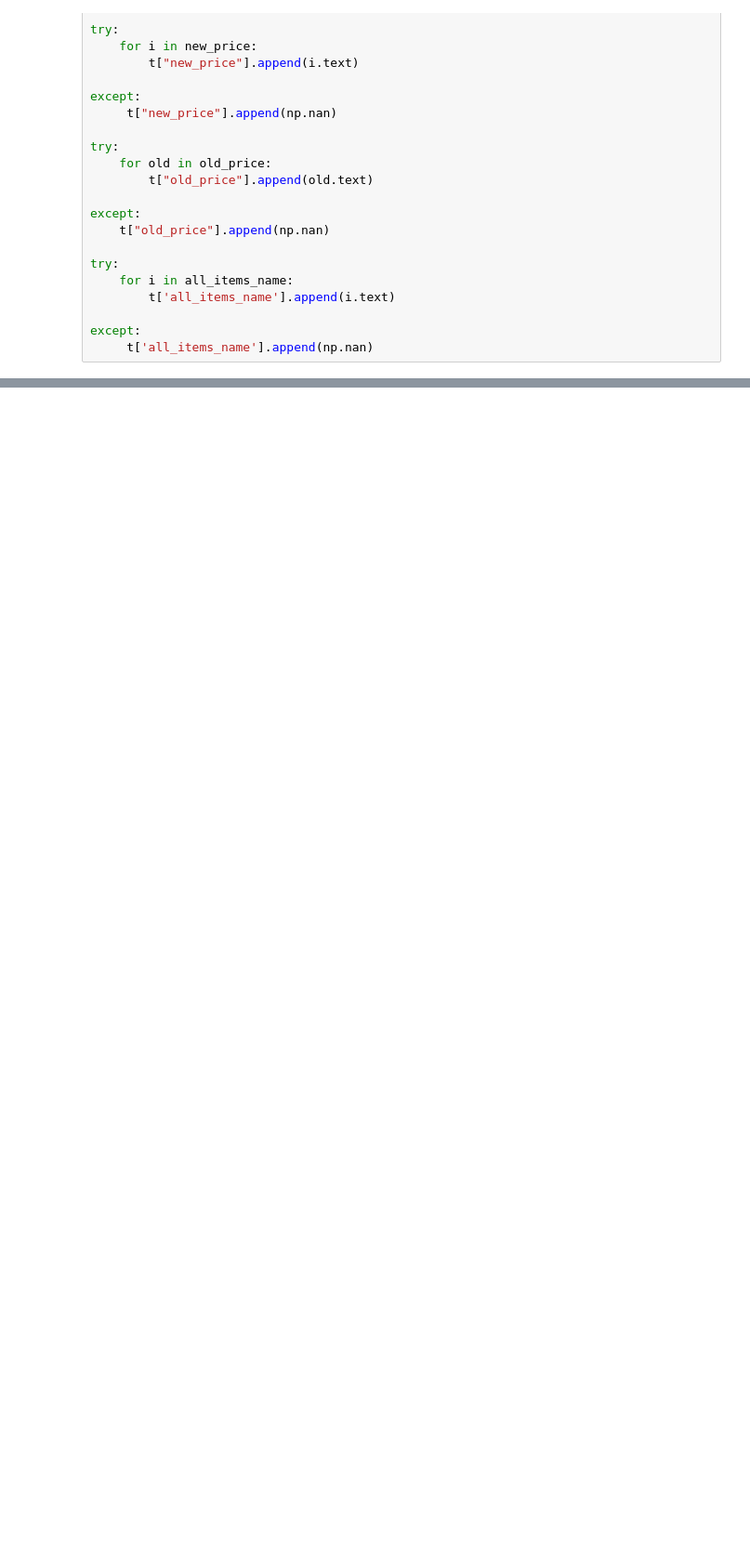
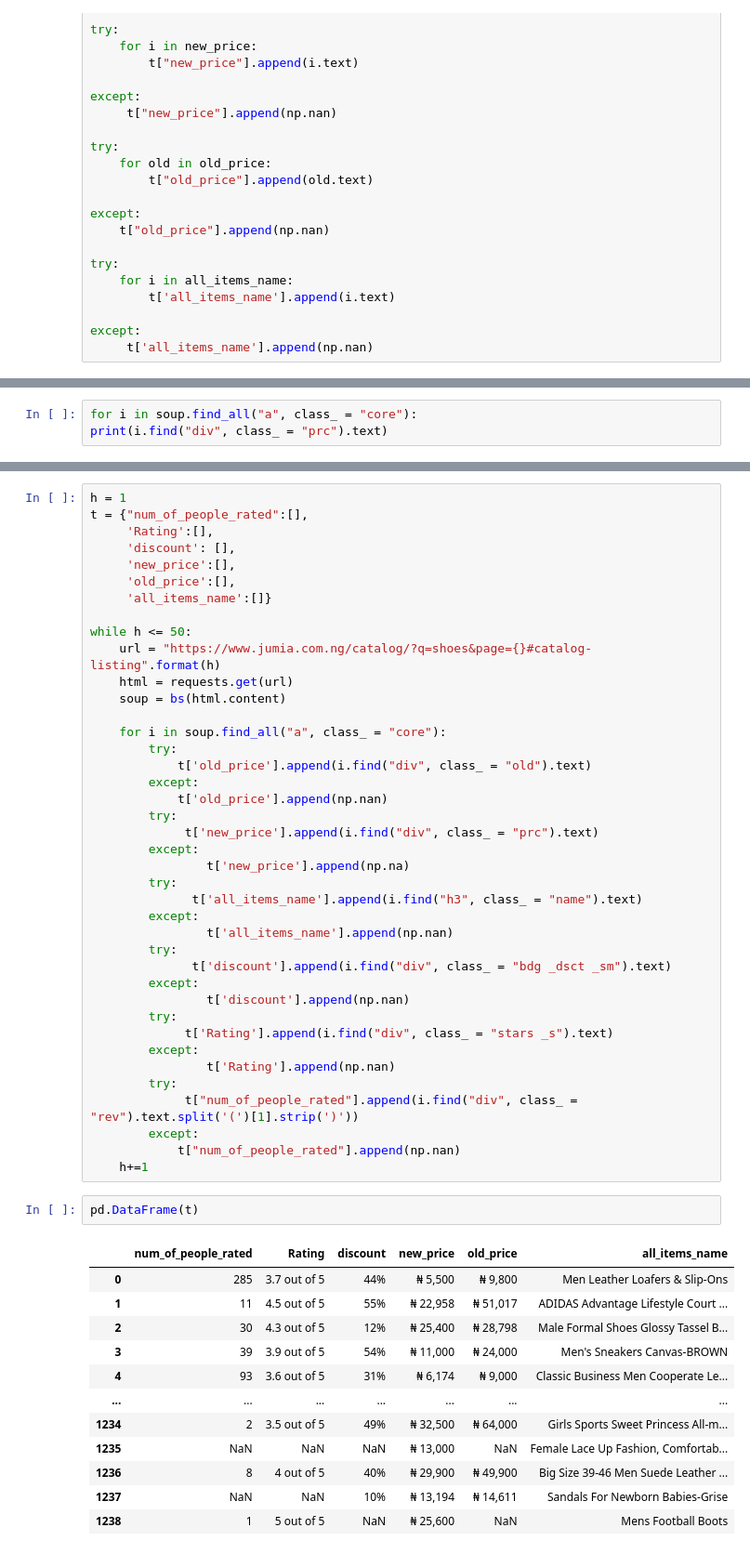
Before and after one commit to KennethAgbo/Web-Scrapping, a Jupyter notebook: Web Scraping notebook.ipynb, the cells around one changed output, grey strips where cells are left out. Shown at 93% size. Drawn from its saved outputs; the diff is of its cells as text; blank space fills up the shorter version.

```diff
--- a/Web Scraping notebook.ipynb
+++ b/Web Scraping notebook.ipynb
@@ -226,0 +265,3 @@ pd.DataFrame({key:pd.Series(value) for key, value in t.items()})
+# %%
+for i in soup.find_all("a", class_ = "core"):
+print(i.find("div", class_ = "prc").text)
@@ -226,0 +285,55 @@ pd.DataFrame({key:pd.Series(value) for key, value in t.items()})
+# %%
+h = 1
+t = {"num_of_people_rated":[],
+     'Rating':[],
+     'discount': [],
+     'new_price':[],
+     'old_price':[],
+     'all_items_name':[]}
+
+while h <= 50:
+    url = "https://www.jumia.com.ng/catalog/?q=shoes&page={}#catalog-listing".format(h)
+    html = requests.get(url)
+    soup = bs(html.content)
+
+    for i in soup.find_all("a", class_ = "core"):
+        try:
+            t['old_price'].append(i.find("div", class_ = "old").text)
+        except:
+            t['old_price'].append(np.nan)
+        try:
+             t['new_price'].append(i.find("div", class_ = "prc").text)
+        except:
+                t['new_price'].append(np.na)
+        try:
+              t['all_items_name'].append(i.find("h3", class_ = "name").text)
+        except:
+                t['all_items_name'].append(np.nan)
+        try:
+              t['discount'].append(i.find("div", class_ = "bdg _dsct _sm").text)
+        except:
+                t['discount'].append(np.nan)
+        try:
+             t['Rating'].append(i.find("div", class_ = "stars _s").text)
+        except:
+                t['Rating'].append(np.nan)
+        try:
+             t["num_of_people_rated"].append(i.find("div", class_ = "rev").text.split('(')[1].strip(')'))
+        except:
+            t["num_of_people_rated"].append(np.nan)
+    h+=1
+# %%
+pd.DataFrame(t)
+# %% [output]
+|  | num_of_people_rated | Rating | discount | new_price | old_price | all_items_name |
+| 0 | 285 | 3.7 out of 5 | 44% | ₦ 5,500 | ₦ 9,800 | Men Leather Loafers & Slip-Ons |
+| 1 | 11 | 4.5 out of 5 | 55% | ₦ 22,958 | ₦ 51,017 | ADIDAS Advantage Lifestyle Court ... |
+| 2 | 30 | 4.3 out of 5 | 12% | ₦ 25,400 | ₦ 28,798 | Male Formal Shoes Glossy Tassel B... |
+| 3 | 39 | 3.9 out of 5 | 54% | ₦ 11,000 | ₦ 24,000 | Men's Sneakers Canvas-BROWN |
+| 4 | 93 | 3.6 out of 5 | 31% | ₦ 6,174 | ₦ 9,000 | Classic Business Men Cooperate Le... |
+| ... | ... | ... | ... | ... | ... | ... |
+| 1234 | 2 | 3.5 out of 5 | 49% | ₦ 32,500 | ₦ 64,000 | Girls Sports Sweet Princess All-m... |
+| 1235 | NaN | NaN | NaN | ₦ 13,000 | NaN | Female Lace Up Fashion, Comfortab... |
+| 1236 | 8 | 4 out of 5 | 40% | ₦ 29,900 | ₦ 49,900 | Big Size 39-46 Men Suede Leather ... |
+| 1237 | NaN | NaN | 10% | ₦ 13,194 | ₦ 14,611 | Sandals For Newborn Babies-Grise |
+| 1238 | 1 | 5 out of 5 | NaN | ₦ 25,600 | NaN | Mens Football Boots |
```
Also changed, not shown: parts of 34 cells of this notebook.
